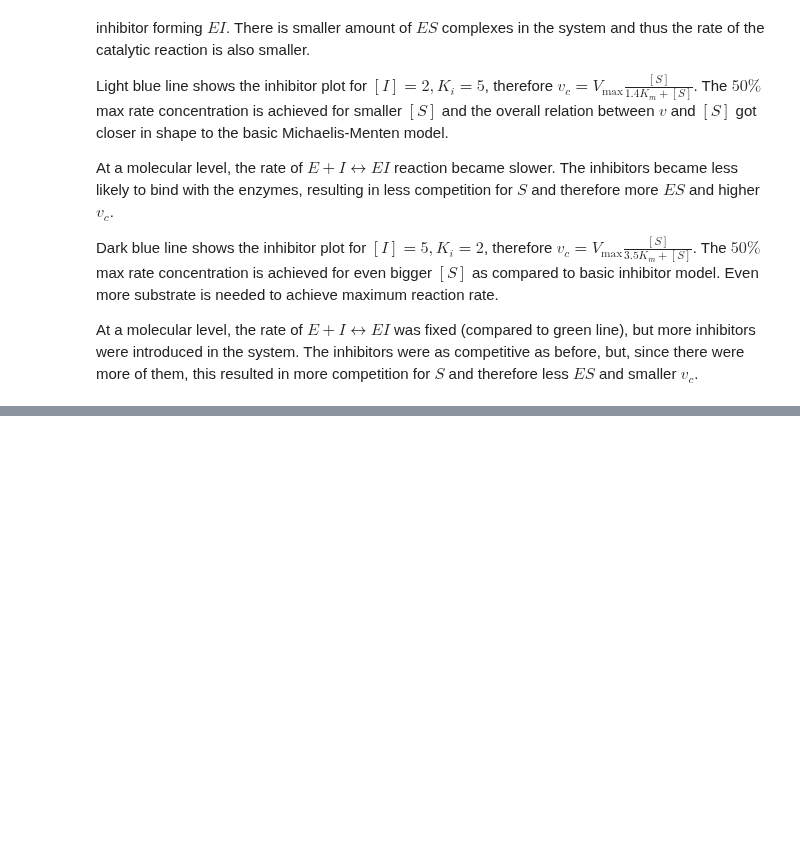
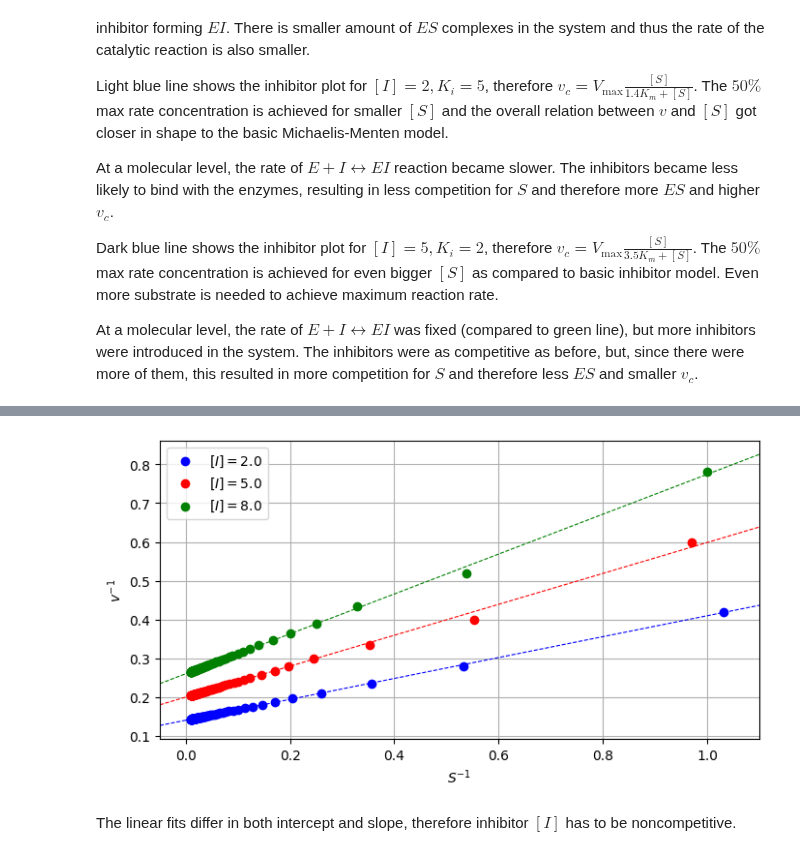
Before and after one commit to jonas4climate/metabolic-cellular-modelling, a Jupyter notebook: assignment1.ipynb, the cells around one changed output, grey strips where cells are left out. Cells and saved outputs as stored; diff of their text form; code cells hidden in the pictures; blank space fills up the shorter version.

```diff
--- a/assignment1.ipynb
+++ b/assignment1.ipynb
@@ -441,0 +488,42 @@ At a molecular level, the rate of $E + I \leftrightarrow EI$ was fixed (compared
+# %%
+ss2, vv2 = np.genfromtxt("data/Data/DataI2.csv", delimiter=",").T
+ss5, vv5 = np.genfromtxt("data/Data/DataI5.csv", delimiter=",").T
+ss8, vv8 = np.genfromtxt("data/Data/DataI8.csv", delimiter=",").T
+
+xx = np.linspace(-0.05, 1.1, 1000)
+# %%
+ssinv2, vvinv2 = 1 / ss2[1:], 1 / vv2[1:]
+ssinv5, vvinv5 = 1 / ss5[1:], 1 / vv5[1:]
+ssinv8, vvinv8 = 1 / ss8[1:], 1 / vv8[1:]
+
+fig, ax = plt.subplots(1,1,figsize=(8,4))
+
+ax.set_xlabel(r"$S^{-1}$")
+ax.set_ylabel(r"$v^{-1}$")
+
+ax.set_xlim((-0.05, 1.1))
+
+ax.grid()
+
+ax.scatter(ssinv2, vvinv2, color="blue", zorder=10, label=r"$[I]=2.0$")
+popt2, _ = curve_fit(linear_equation, ssinv2, vvinv2)
+a, b = popt2
+ax.plot(xx, linear_equation(xx, a, b), ls="dashed", color="blue", lw=0.8)
+
+ax.scatter(ssinv5, vvinv5, color="red", zorder=10, label=r"$[I]=5.0$")
+popt5, _ = curve_fit(linear_equation, ssinv5, vvinv5)
+a, b = popt5
+ax.plot(xx, linear_equation(xx, a, b), ls="dashed", color="red", lw=0.8)
+
+ax.scatter(ssinv8, vvinv8, color="green", zorder=10, label=r"$[I]=8.0$")
+popt8, _ = curve_fit(linear_equation, ssinv8, vvinv8)
+a, b = popt8
+ax.plot(xx, linear_equation(xx, a, b), ls="dashed", color="green", lw=0.8)
+
+ax.legend()
+
+plt.show()
+# %% [output]
+[figure, added]
+# %% [markdown]
+The linear fits differ in both intercept and slope, therefore inhibitor $[I]$ has to be noncompetitive.
```
Also changed, not shown: parts of 7 cells of this notebook.
